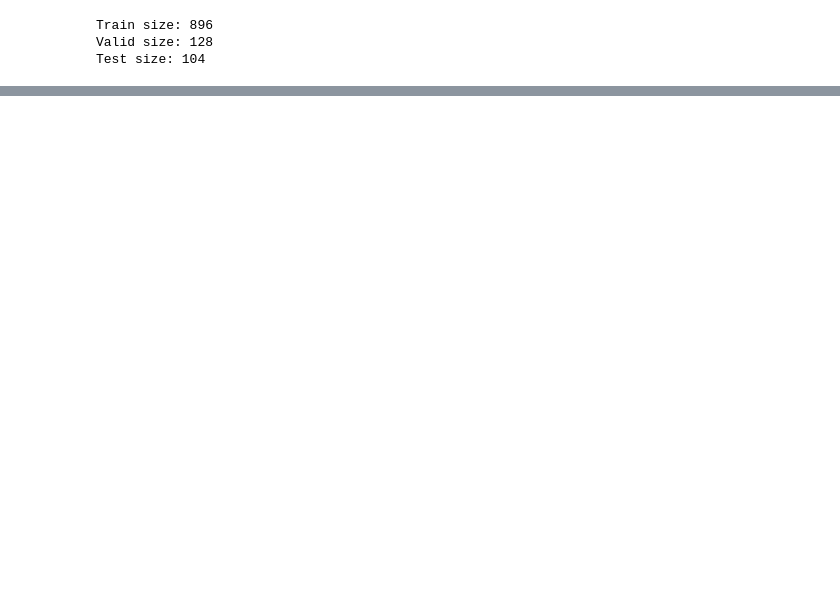
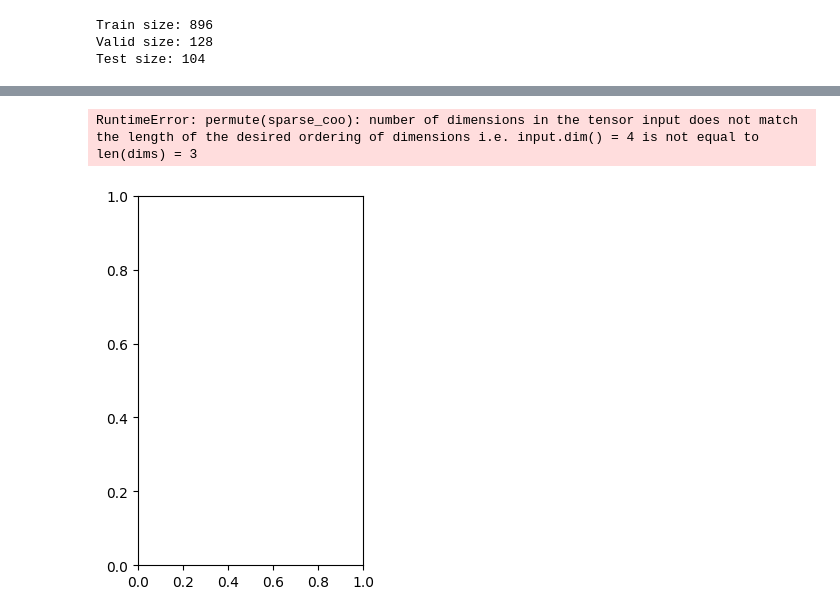
Before and after one commit to Nico0302/IGVC, a Jupyter notebook: src/trainV2.ipynb, the cells around one changed output, grey strips where cells are left out. Drawn from its saved outputs; the diff is of its cells as text; code cells hidden in the pictures; blank space fills up the shorter version.

```diff
--- a/src/trainV2.ipynb
+++ b/src/trainV2.ipynb
@@ -108,5 +121,52 @@ commit_info = model.model.save_pretrained(
     dataset=config.DATASET_NAME,  # optional, save dataset name in model card
 )
+# %%
+# load "./test_1.png" and apply transform
+
+from PIL import Image
+import numpy as np
+import torchvision
+from torchvision.transforms import v2
+
+def load_image(image_path):
+    image = torchvision.io.read_image(image_path)
+    # resize to (3, 512, 512)
+    trans = v2.Compose([
+        v2.Resize((736, 1280)),
+    ])
+    image = trans(image)
+    # add batch dimension
+    image = image.unsqueeze(0)
+    return image
+
+
+def predict(model, image):
+    with torch.no_grad():
+        model.eval()
+        image = image
+        output = model(image)
+        output = torch.sigmoid(output)
+        output = (output > 0.5).float()
+
+        return output.cpu().numpy()[0]  # remove batch dimension and move to CPU
+
+def show_prediction(image, mask):
+    plt.subplot(1, 2, 1)
+    plt.imshow(image.permute(1, 2, 0))
+    plt.subplot(1, 2, 2)
+    plt.imshow(mask[0], cmap="gray")
+    plt.show()
+
+# load image
+image_path = "./test_1.png"
+image = load_image(image_path)
+# predict
+mask = predict(model, image)
+# show prediction
+show_prediction(image[0], mask)
+# %% [output]
+RuntimeError: permute(sparse_coo): number of dimensions in the tensor input does not match the length of the desired ordering of dimensions i.e. input.dim() = 4 is not equal to len(dims) = 3
+[figure, added]
 # %%
 batch = next(iter(test_dataloader))
 with torch.no_grad():
```
Also changed, not shown: parts of 6 cells of this notebook, 5 other files.
